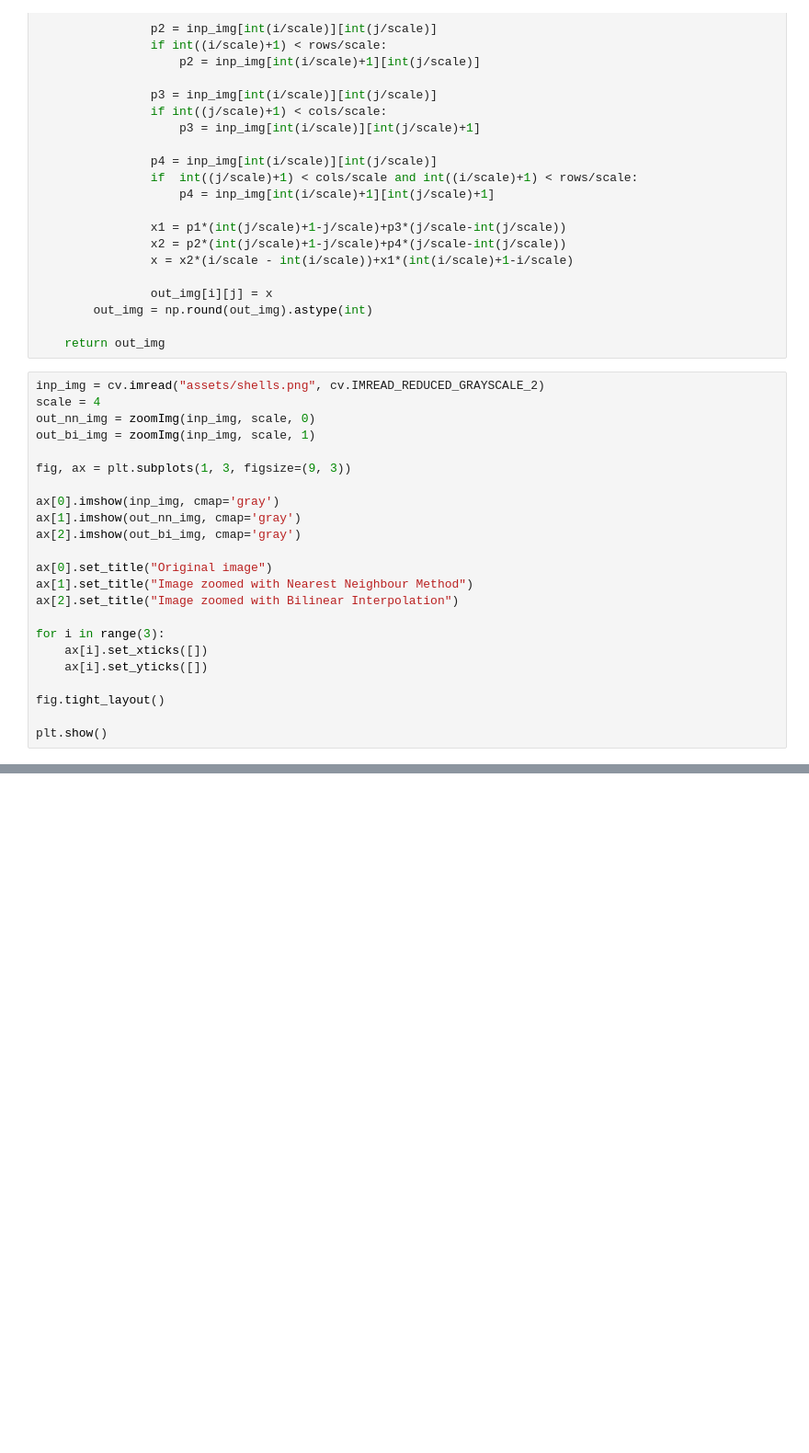
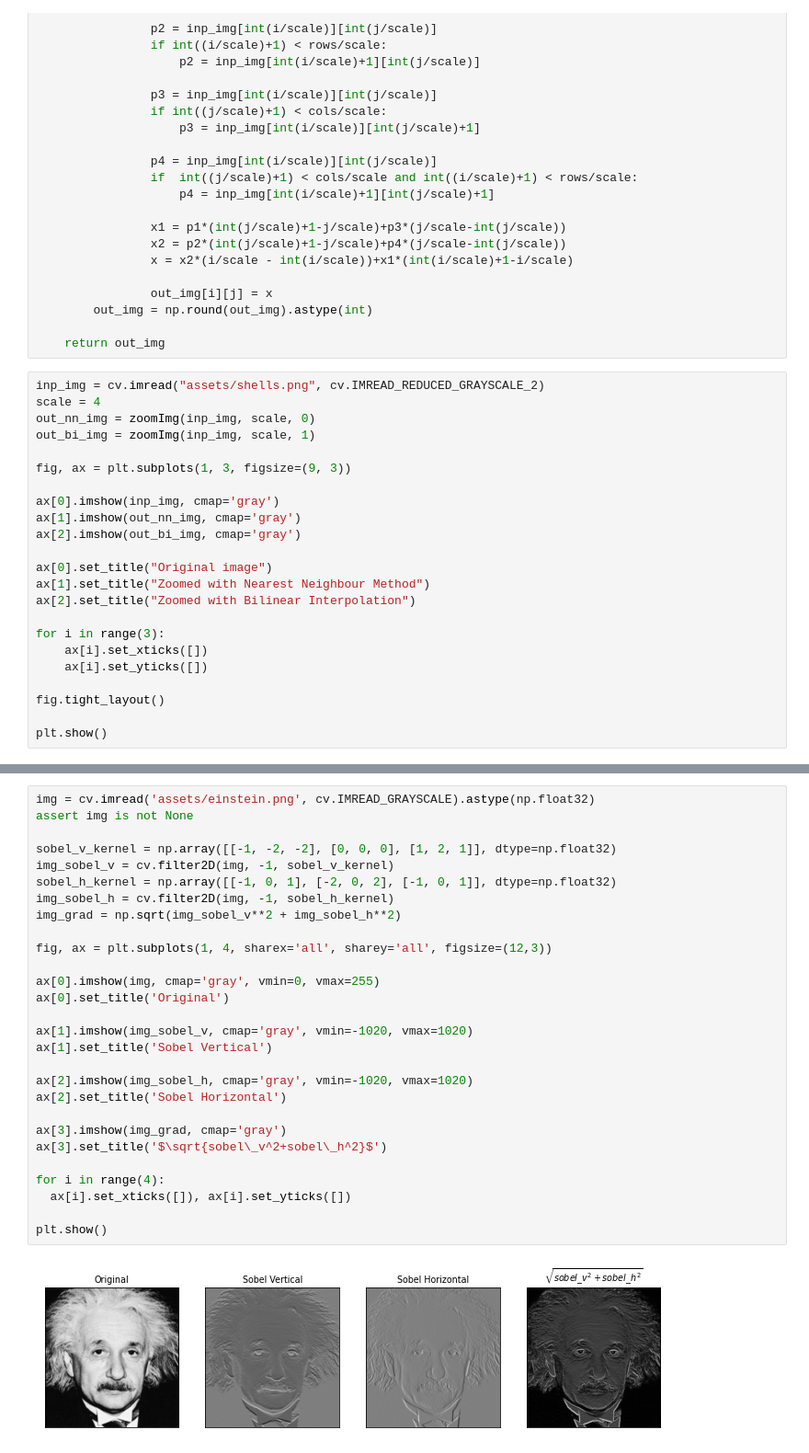
Before and after one commit to Avishka-Perera/UoM-S4-EN2550-Assignments, a Jupyter notebook: Answers/Assignment-1/assignment-1.ipynb, the cells around one changed output, grey strips where cells are left out. Shown at 92% size. Drawn from its saved outputs; the diff is of its cells as text; blank space fills up the shorter version.

```diff
--- a/Answers/Assignment-1/assignment-1.ipynb
+++ b/Answers/Assignment-1/assignment-1.ipynb
@@ -238,8 +265,8 @@ ax[1].imshow(out_nn_img, cmap='gray')
 ax[2].imshow(out_bi_img, cmap='gray')
 
 ax[0].set_title("Original image")
-ax[1].set_title("Image zoomed with Nearest Neighbour Method")
-ax[2].set_title("Image zoomed with Bilinear Interpolation")
+ax[1].set_title("Zoomed with Nearest Neighbour Method")
+ax[2].set_title("Zoomed with Bilinear Interpolation")
 
 for i in range(3):
     ax[i].set_xticks([])
@@ -256,0 +284,30 @@ NameError: name 'cols' is not defined
+# %%
+img = cv.imread('assets/einstein.png', cv.IMREAD_GRAYSCALE).astype(np.float32)
+assert img is not None
+
+sobel_v_kernel = np.array([[-1, -2, -2], [0, 0, 0], [1, 2, 1]], dtype=np.float32)
+img_sobel_v = cv.filter2D(img, -1, sobel_v_kernel)
+sobel_h_kernel = np.array([[-1, 0, 1], [-2, 0, 2], [-1, 0, 1]], dtype=np.float32)
+img_sobel_h = cv.filter2D(img, -1, sobel_h_kernel)
+img_grad = np.sqrt(img_sobel_v**2 + img_sobel_h**2)
+
+fig, ax = plt.subplots(1, 4, sharex='all', sharey='all', figsize=(12,3))
+
+ax[0].imshow(img, cmap='gray', vmin=0, vmax=255)
+ax[0].set_title('Original')
+
+ax[1].imshow(img_sobel_v, cmap='gray', vmin=-1020, vmax=1020)
+ax[1].set_title('Sobel Vertical')
+
+ax[2].imshow(img_sobel_h, cmap='gray', vmin=-1020, vmax=1020)
+ax[2].set_title('Sobel Horizontal')
+
+ax[3].imshow(img_grad, cmap='gray')
+ax[3].set_title('$\sqrt{sobel\_v^2+sobel\_h^2}$')
+
+for i in range(4):
+  ax[i].set_xticks([]), ax[i].set_yticks([])
+
+plt.show()
+# %% [output]
+[figure, added]
```
Also changed, not shown: parts of 21 cells of this notebook, 29 other files.
